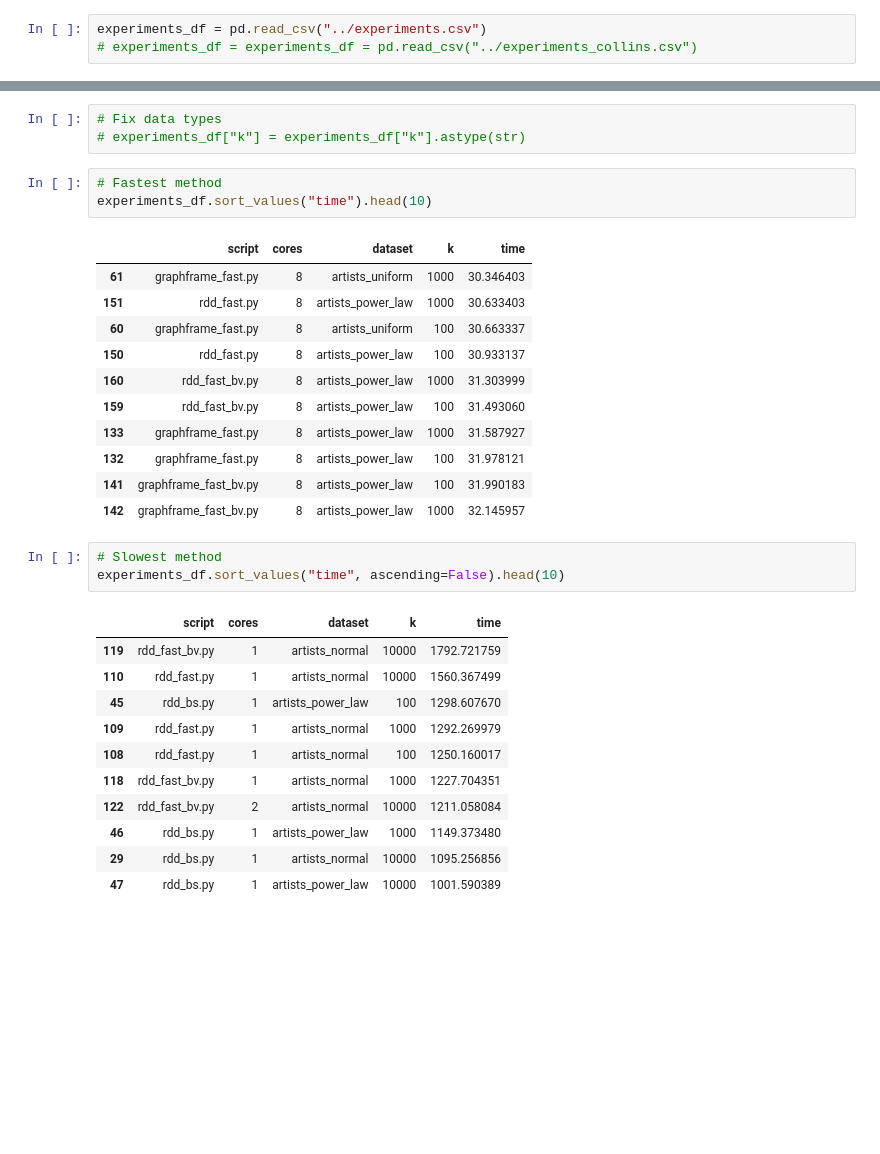
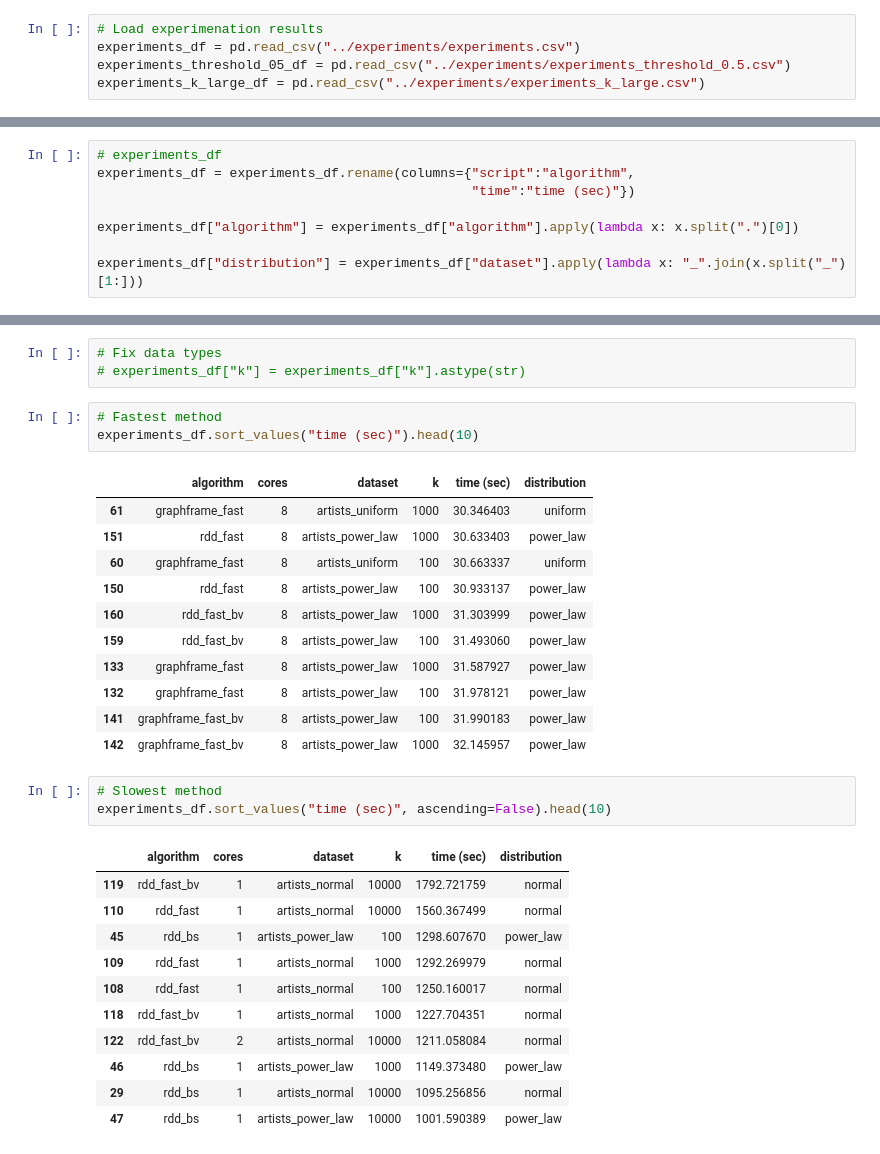
Before and after one commit to papaemman/Mining-of-Massive-Datasets-AUTh, a Jupyter notebook: notebooks/EDA_graph_data.ipynb, the cells around one changed output, grey strips where cells are left out. Saved outputs shown, nothing was run; the diff lists cells and outputs as text; blank space fills up the shorter version.

```diff
--- a/notebooks/EDA_graph_data.ipynb
+++ b/notebooks/EDA_graph_data.ipynb
@@ -230,3 +158,5 @@ experiments_df
 # %%
-experiments_df = pd.read_csv("../experiments.csv")
-# experiments_df = experiments_df = pd.read_csv("../experiments_collins.csv")
+# Load experimenation results
+experiments_df = pd.read_csv("../experiments/experiments.csv")
+experiments_threshold_05_df = pd.read_csv("../experiments/experiments_threshold_0.5.csv")
+experiments_k_large_df = pd.read_csv("../experiments/experiments_k_large.csv")
@@ -278,0 +286,8 @@ dtype: object
+# %%
+# experiments_df
+experiments_df = experiments_df.rename(columns={"script":"algorithm",
+                                                "time":"time (sec)"})
+
+experiments_df["algorithm"] = experiments_df["algorithm"].apply(lambda x: x.split(".")[0])
+
+experiments_df["distribution"] = experiments_df["dataset"].apply(lambda x: "_".join(x.split("_")[1:]))
@@ -281,31 +312,31 @@ dtype: object
 # experiments_df["k"] = experiments_df["k"].astype(str)
 # %%
 # Fastest method
-experiments_df.sort_values("time").head(10)
+experiments_df.sort_values("time (sec)").head(10)
 # %% [output]
-|  | script | cores | dataset | k | time |
-| 61 | graphframe_fast.py | 8 | artists_uniform | 1000 | 30.346403 |
-| 151 | rdd_fast.py | 8 | artists_power_law | 1000 | 30.633403 |
-| 60 | graphframe_fast.py | 8 | artists_uniform | 100 | 30.663337 |
-| 150 | rdd_fast.py | 8 | artists_power_law | 100 | 30.933137 |
-| 160 | rdd_fast_bv.py | 8 | artists_power_law | 1000 | 31.303999 |
-| 159 | rdd_fast_bv.py | 8 | artists_power_law | 100 | 31.493060 |
-| 133 | graphframe_fast.py | 8 | artists_power_law | 1000 | 31.587927 |
-| 132 | graphframe_fast.py | 8 | artists_power_law | 100 | 31.978121 |
-| 141 | graphframe_fast_bv.py | 8 | artists_power_law | 100 | 31.990183 |
-| 142 | graphframe_fast_bv.py | 8 | artists_power_law | 1000 | 32.145957 |
+|  | algorithm | cores | dataset | k | time (sec) | distribution |
+| 61 | graphframe_fast | 8 | artists_uniform | 1000 | 30.346403 | uniform |
+| 151 | rdd_fast | 8 | artists_power_law | 1000 | 30.633403 | power_law |
+| 60 | graphframe_fast | 8 | artists_uniform | 100 | 30.663337 | uniform |
+| 150 | rdd_fast | 8 | artists_power_law | 100 | 30.933137 | power_law |
+| 160 | rdd_fast_bv | 8 | artists_power_law | 1000 | 31.303999 | power_law |
+| 159 | rdd_fast_bv | 8 | artists_power_law | 100 | 31.493060 | power_law |
+| 133 | graphframe_fast | 8 | artists_power_law | 1000 | 31.587927 | power_law |
+| 132 | graphframe_fast | 8 | artists_power_law | 100 | 31.978121 | power_law |
+| 141 | graphframe_fast_bv | 8 | artists_power_law | 100 | 31.990183 | power_law |
+| 142 | graphframe_fast_bv | 8 | artists_power_law | 1000 | 32.145957 | power_law |
 # %%
 # Slowest method
-experiments_df.sort_values("time", ascending=False).head(10)
+experiments_df.sort_values("time (sec)", ascending=False).head(10)
 # %% [output]
-|  | script | cores | dataset | k | time |
-| 119 | rdd_fast_bv.py | 1 | artists_normal | 10000 | 1792.721759 |
-| 110 | rdd_fast.py | 1 | artists_normal | 10000 | 1560.367499 |
-| 45 | rdd_bs.py | 1 | artists_power_law | 100 | 1298.607670 |
-| 109 | rdd_fast.py | 1 | artists_normal | 1000 | 1292.269979 |
-| 108 | rdd_fast.py | 1 | artists_normal | 100 | 1250.160017 |
-| 118 | rdd_fast_bv.py | 1 | artists_normal | 1000 | 1227.704351 |
-| 122 | rdd_fast_bv.py | 2 | artists_normal | 10000 | 1211.058084 |
-| 46 | rdd_bs.py | 1 | artists_power_law | 1000 | 1149.373480 |
-| 29 | rdd_bs.py | 1 | artists_normal | 10000 | 1095.256856 |
-| 47 | rdd_bs.py | 1 | artists_power_law | 10000 | 1001.590389 |
+|  | algorithm | cores | dataset | k | time (sec) | distribution |
+| 119 | rdd_fast_bv | 1 | artists_normal | 10000 | 1792.721759 | normal |
+| 110 | rdd_fast | 1 | artists_normal | 10000 | 1560.367499 | normal |
+| 45 | rdd_bs | 1 | artists_power_law | 100 | 1298.607670 | power_law |
+| 109 | rdd_fast | 1 | artists_normal | 1000 | 1292.269979 | normal |
+| 108 | rdd_fast | 1 | artists_normal | 100 | 1250.160017 | normal |
+| 118 | rdd_fast_bv | 1 | artists_normal | 1000 | 1227.704351 | normal |
+| 122 | rdd_fast_bv | 2 | artists_normal | 10000 | 1211.058084 | normal |
+| 46 | rdd_bs | 1 | artists_power_law | 1000 | 1149.373480 | power_law |
+| 29 | rdd_bs | 1 | artists_normal | 10000 | 1095.256856 | normal |
+| 47 | rdd_bs | 1 | artists_power_law | 10000 | 1001.590389 | power_law |
```
Also changed, not shown: parts of 62 cells of this notebook, 43 other files.
